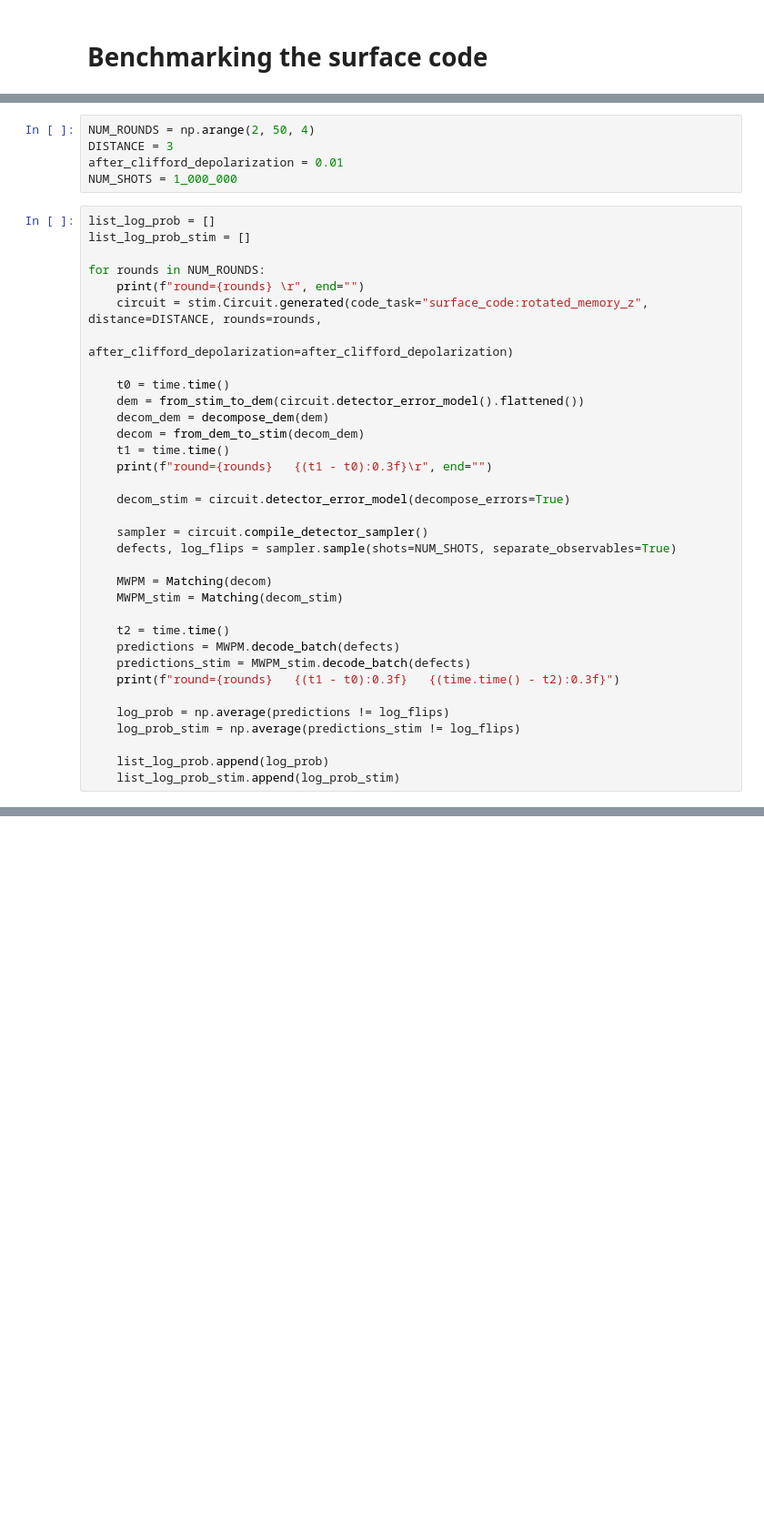
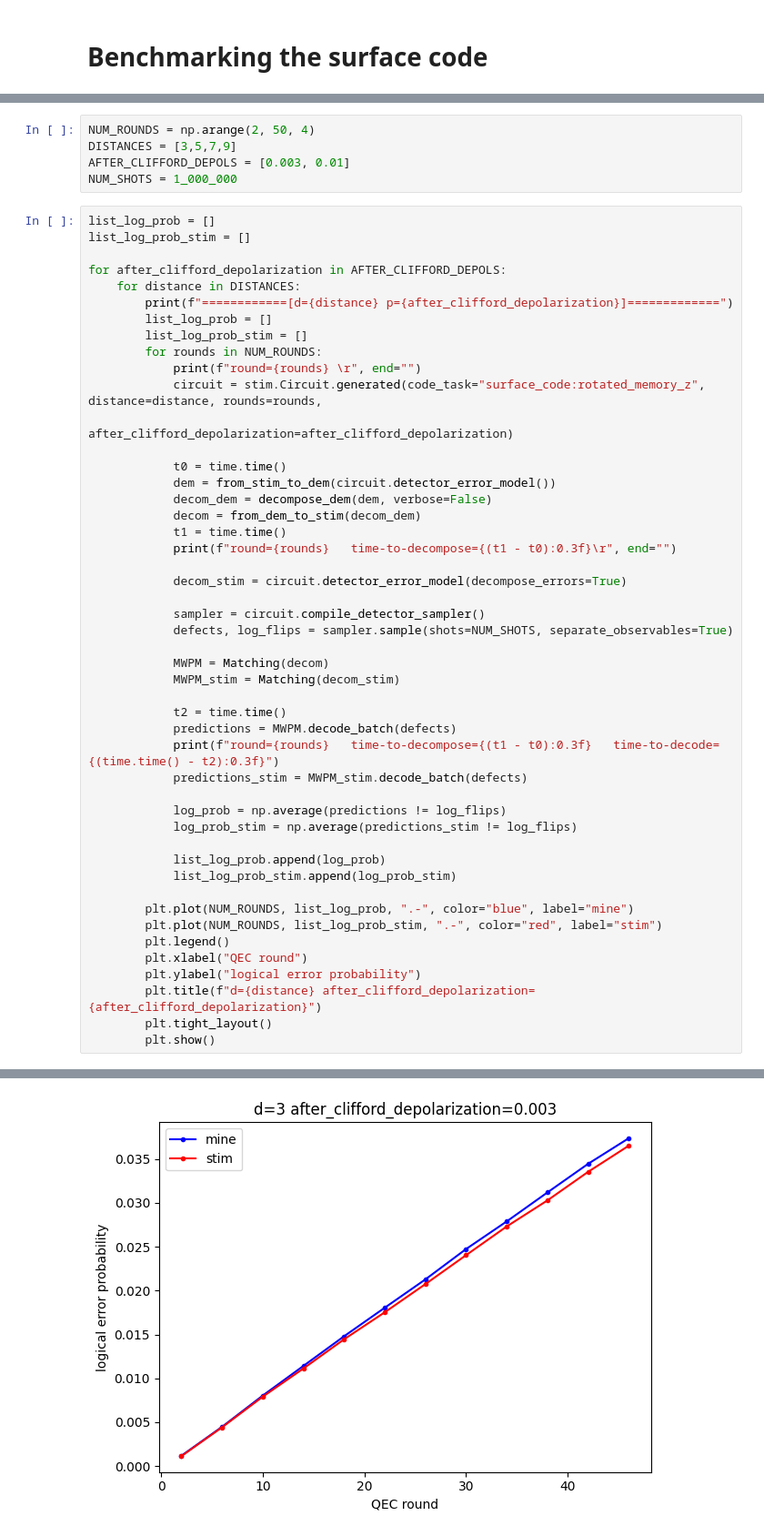
Before and after one commit to MarcSerraPeralta/hypergraph-decomposition, a Jupyter notebook: benchmarks/surface_code.ipynb, the cells around one changed output, grey strips where cells are left out. Shown at 91% size. Drawn from its saved outputs; the diff is of its cells as text; blank space fills up the shorter version.

```diff
--- a/benchmarks/surface_code.ipynb
+++ b/benchmarks/surface_code.ipynb
@@ -12,40 +12,54 @@ from hyperedge_decomposition import decompose_dem, from_dem_to_stim, from_stim_t
 # %%
 NUM_ROUNDS = np.arange(2, 50, 4)
-DISTANCE = 3
-after_clifford_depolarization = 0.01
+DISTANCES = [3,5,7,9]
+AFTER_CLIFFORD_DEPOLS = [0.003, 0.01]
 NUM_SHOTS = 1_000_000
 # %%
 list_log_prob = []
 list_log_prob_stim = []
 
-for rounds in NUM_ROUNDS:
-    print(f"round={rounds} \r", end="")
-    circuit = stim.Circuit.generated(code_task="surface_code:rotated_memory_z", distance=DISTANCE, rounds=rounds,
-                                     after_clifford_depolarization=after_clifford_depolarization)
+for after_clifford_depolarization in AFTER_CLIFFORD_DEPOLS:
+    for distance in DISTANCES:
+        print(f"============[d={distance} p={after_clifford_depolarization}]=============")
+        list_log_prob = []
+        list_log_prob_stim = []
+        for rounds in NUM_ROUNDS:
+            print(f"round={rounds} \r", end="")
+            circuit = stim.Circuit.generated(code_task="surface_code:rotated_memory_z", distance=distance, rounds=rounds,
+                                             after_clifford_depolarization=after_clifford_depolarization)
 
-    t0 = time.time()
-    dem = from_stim_to_dem(circuit.detector_error_model().flattened())
-    decom_dem = decompose_dem(dem)
-    decom = from_dem_to_stim(decom_dem)
-    t1 = time.time()
-    print(f"round={rounds}   {(t1 - t0):0.3f}\r", end="")
+            t0 = time.time()
+            dem = from_stim_to_dem(circuit.detector_error_model())
+            decom_dem = decompose_dem(dem, verbose=False)
+            decom = from_dem_to_stim(decom_dem)
+            t1 = time.time()
+            print(f"round={rounds}   time-to-decompose={(t1 - t0):0.3f}\r", end="")
 
-    decom_stim = circuit.detector_error_model(decompose_errors=True)
+            decom_stim = circuit.detector_error_model(decompose_errors=True)
 
-    sampler = circuit.compile_detector_sampler()
-    defects, log_flips = sampler.sample(shots=NUM_SHOTS, separate_observables=True)
+            sampler = circuit.compile_detector_sampler()
+            defects, log_flips = sampler.sample(shots=NUM_SHOTS, separate_observables=True)
 
-    MWPM = Matching(decom)
-    MWPM_stim = Matching(decom_stim)
+            MWPM = Matching(decom)
+            MWPM_stim = Matching(decom_stim)
 
-    t2 = time.time()
-    predictions = MWPM.decode_batch(defects)
-    predictions_stim = MWPM_stim.decode_batch(defects)
-    print(f"round={rounds}   {(t1 - t0):0.3f}   {(time.time() - t2):0.3f}")
+            t2 = time.time()
+            predictions = MWPM.decode_batch(defects)
+            print(f"round={rounds}   time-to-decompose={(t1 - t0):0.3f}   time-to-decode={(time.time() - t2):0.3f}")
+            predictions_stim = MWPM_stim.decode_batch(defects)
 
-    log_prob = np.average(predictions != log_flips)
-    log_prob_stim = np.average(predictions_stim != log_flips)
+            log_prob = np.average(predictions != log_flips)
+            log_prob_stim = np.average(predictions_stim != log_flips)
 
-    list_log_prob.append(log_prob)
-    list_log_prob_stim.append(log_prob_stim)
+            list_log_prob.append(log_prob)
+            list_log_prob_stim.append(log_prob_stim)
+
+        plt.plot(NUM_ROUNDS, list_log_prob, ".-", color="blue", label="mine")
+        plt.plot(NUM_ROUNDS, list_log_prob_stim, ".-", color="red", label="stim")
+        plt.legend()
+        plt.xlabel("QEC round")
+        plt.ylabel("logical error probability")
+        plt.title(f"d={distance} after_clifford_depolarization={after_clifford_depolarization}")
+        plt.tight_layout()
+        plt.show()
 # %% [output]
@@ -68,0 +79 @@ round=3   0.042   0.728
+[figure, added]
```
Also changed, not shown: parts of 5 cells of this notebook, 2 other files.
